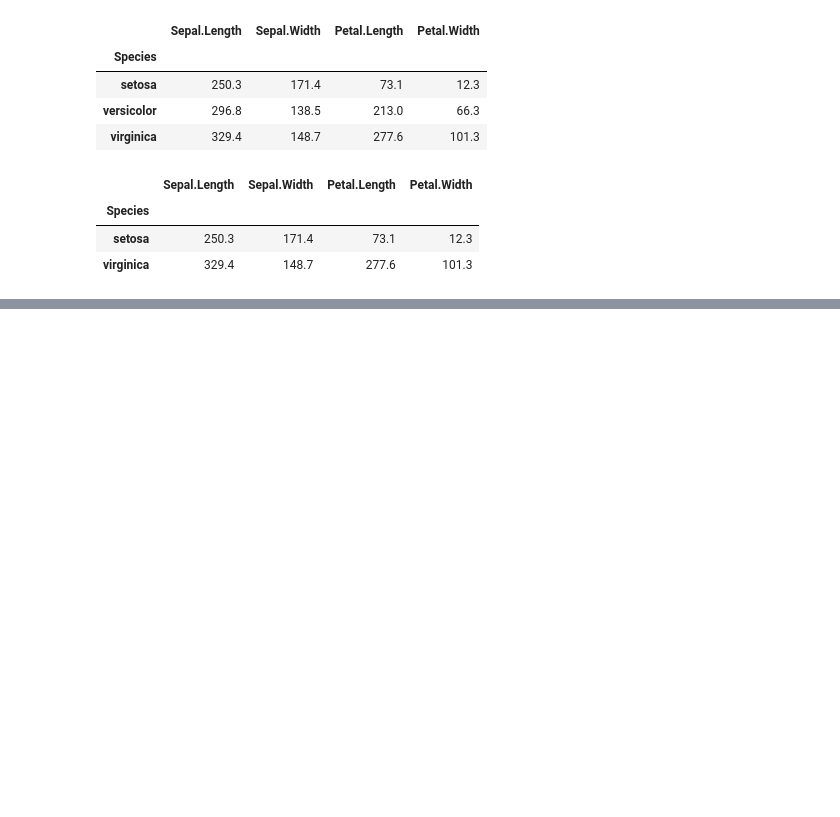
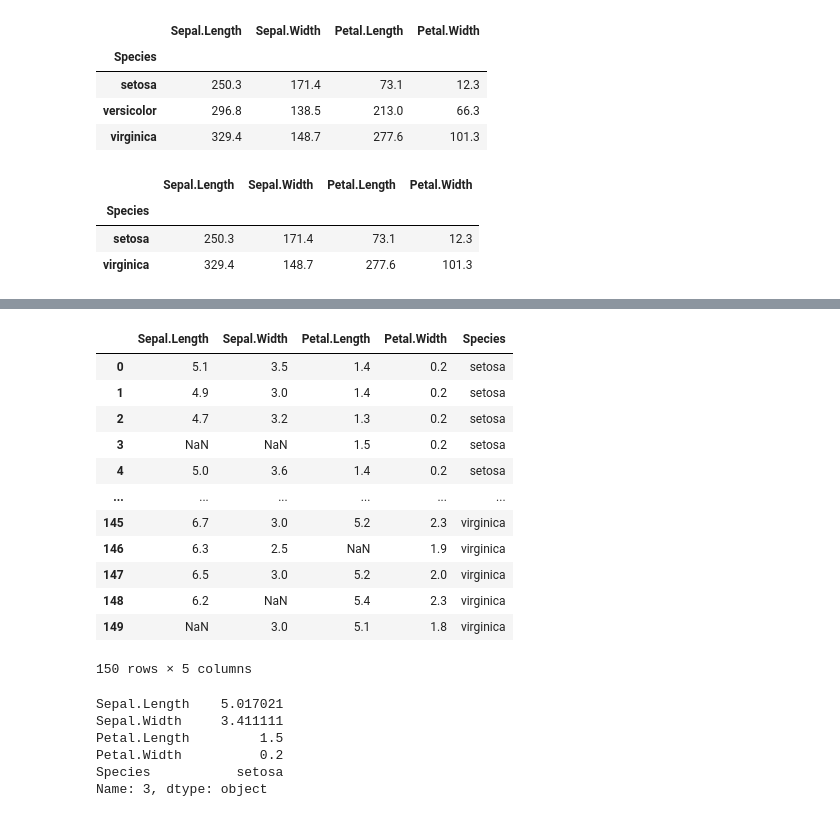
Before and after one commit to jack8704/ai, a Jupyter notebook: source/01_python/ch11_데이터프레임과 시리즈(Pandas)_9절~14절.ipynb, the cells around one changed output, grey strips where cells are left out. Saved outputs shown, nothing was run; the diff lists cells and outputs as text; code cells hidden in the pictures; blank space fills up the shorter version.

```diff
--- a/source/01_python/ch11_데이터프레임과 시리즈(Pandas)_9절~14절.ipynb
+++ b/source/01_python/ch11_데이터프레임과 시리즈(Pandas)_9절~14절.ipynb
@@ -305,0 +853,3 @@ iris.groupby(['Species']).describe().T
+# %%
+iris_mean=iris.groupby(by=['Species']).mean()
+iris_mean
@@ -305,0 +862,37 @@ iris.groupby(['Species']).describe().T
+# %%
+iris.fillna(value=iris_mean) # 결측치 대체 안됨
+# %% [output]
+|  | Sepal.Length | Sepal.Width | Petal.Length | Petal.Width | Species |
+| 0 | 5.1 | 3.5 | 1.4 | 0.2 | setosa |
+| 1 | 4.9 | 3.0 | 1.4 | 0.2 | setosa |
+| 2 | 4.7 | 3.2 | 1.3 | 0.2 | setosa |
+| 3 | NaN | NaN | 1.5 | 0.2 | setosa |
+| 4 | 5.0 | 3.6 | 1.4 | 0.2 | setosa |
+| ... | ... | ... | ... | ... | ... |
+| 145 | 6.7 | 3.0 | 5.2 | 2.3 | virginica |
+| 146 | 6.3 | 2.5 | NaN | 1.9 | virginica |
+| 147 | 6.5 | 3.0 | 5.2 | 2.0 | virginica |
+| 148 | 6.2 | NaN | 5.4 | 2.3 | virginica |
+| 149 | NaN | 3.0 | 5.1 | 1.8 | virginica |
+150 rows × 5 columns
+# %%
+#np.isnan(스칼라값) :nan만 결측치로 인식, 결측치인지 여부(값이 숫자형이어야 함)
+#pd.isna(스칼라값), pd.isnull(스칼라값): nan과 None을 모두 결측치로 인식하고 결측치인지 여부(값이 숫자형이 아니어도 됨)
+def fillna_grouped_mean(row):
+    row =row.copy()
+    for col, item in row.items():
+        #print(col, item, row[col])
+        #item이 결측치이면 해당 species를 가져와서 대체할 결측치 iris_mean.loc[종이름,col]로 대체
+        #if col!='Species' and np.isnan(item): #결측치인지 여부
+        if pd.isna(item):
+            Species = row['Species']
+            row[col] = iris_mean.loc[Species,col] # 종별 열별 평균값으로 대체
+    return row
+fillna_grouped_mean(iris.iloc[3])
+# %% [output]
+Sepal.Length    5.017021
+Sepal.Width     3.411111
+Petal.Length         1.5
+Petal.Width          0.2
+Species           setosa
+Name: 3, dtype: object
```
Also changed, not shown: parts of 146 cells of this notebook, 3 other files.
